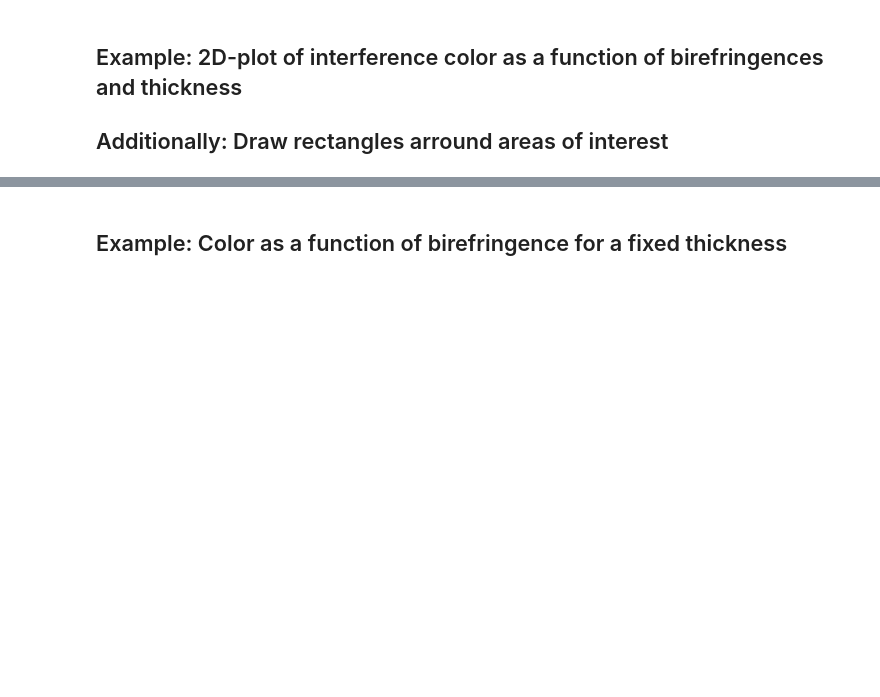
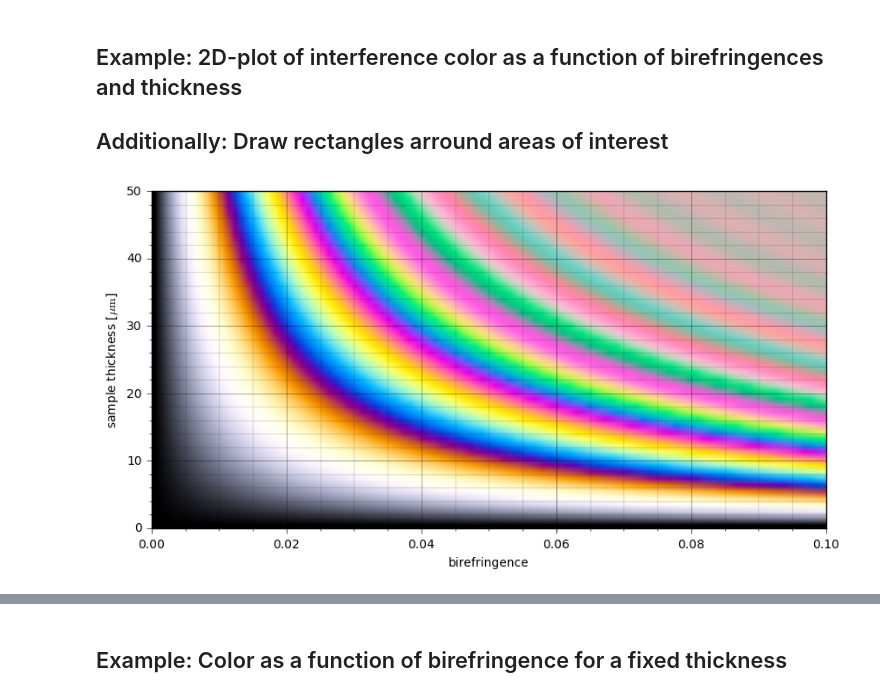
Before and after one commit to markus-bauer/calculated_Michel_Levy_Chart, a Jupyter notebook: Michel_Levy_Chart_part2.ipynb, the cells around one changed output, grey strips where cells are left out. Drawn from its saved outputs; the diff is of its cells as text; code cells hidden in the pictures; blank space fills up the shorter version.

```diff
--- a/Michel_Levy_Chart_part2.ipynb
+++ b/Michel_Levy_Chart_part2.ipynb
@@ -223,8 +226,8 @@ plt.show()
 ## Additionally: Draw rectangles arround areas of interest
 # %%
 #--- setup
-birefringences = np.arange(0, 0.1, 0.001)
-thicknesses = np.arange(0,50,1)
+birefringences = np.arange(0, 0.101, 0.001)
+thicknesses = np.arange(0,51,1)
 
 #--- calculation
 plotimage = np.zeros([len(thicknesses), len(birefringences), 3])
@@ -234,4 +237,28 @@ for n, thickness in enumerate(thicknesses):
         plotimage[n,m,:] = color
 # Note: The nested for loop is slow. Could be be faster in numpy form,
 # but it's easier to understand if it uses the function.
+# %%
+#--- plotting
+
+fig = plt.figure(figsize=(10,5))
+ax = fig.add_subplot(111)
+
+xlims = [min(birefringences), max(birefringences)]
+ylims = [min(thicknesses), max(thicknesses)]
+aspect = 10**-3
+
+ax.imshow(np.flipud(plotimage), origin="upper", extent=xlims+ylims, aspect=aspect,zorder=1)
+ax.set_xlabel("birefringence")
+ax.set_ylabel("sample thickness [$\mathrm{\mathrm{\mu m}}$]")
+
+ax.minorticks_on()
+ax.grid("on", which="major", ls="-", lw=0.5, alpha=0.5)
+ax.grid("on", which="minor", ls="-", lw=0.5, alpha=0.2)
+ax.tick_params(which="both", direction="out", right="off", top="off")
+
+plt.savefig("./images/chart2.pdf")
+plt.savefig("./images/chart2.png")
+plt.show()
+# %% [output]
+[figure, added]
 # %%
```
Also changed, not shown: parts of 8 cells of this notebook, 19 other files.
